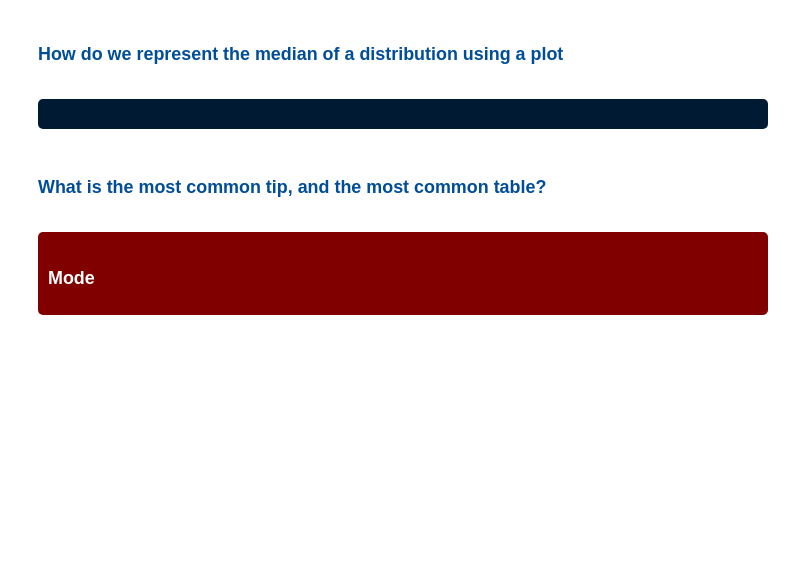
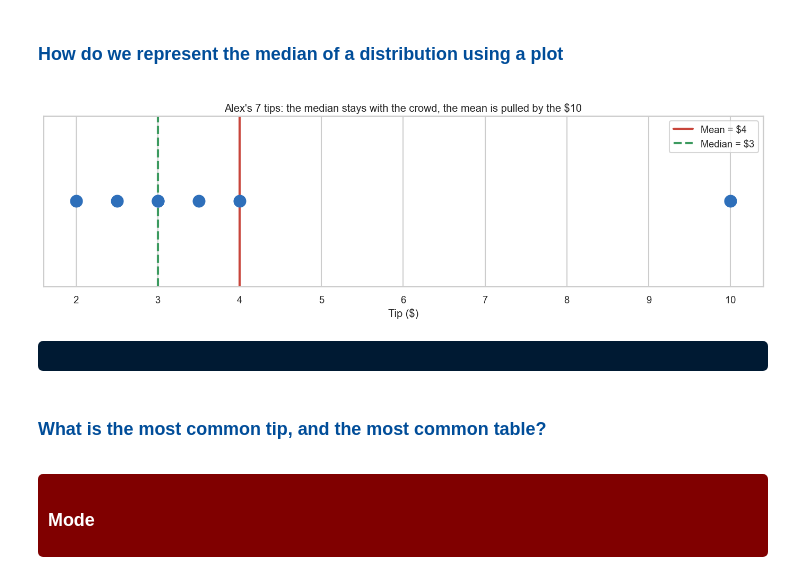
Before and after one commit to RiteshPardeshi1/Statistics-in-Python-Practice, a Jupyter notebook: 26th-Statistics.ipynb, the cells around one changed output. Drawn from its saved outputs; the diff is of its cells as text; code cells hidden in the pictures; blank space fills up the shorter version.

```diff
--- a/26th-Statistics.ipynb
+++ b/26th-Statistics.ipynb
@@ -596,7 +677,23 @@ A new waiter asks Alex: *"What's a **normal** tip here?"* The mean tip (\$3.00)
 # %%
 # for Alex's 7 tables only: mean vs median
 
 # specify the canvas and the plot size
+# for Alex's 7 tables only: mean vs median
+
+# specify the canvas and the plot size
+fig, ax = plt.subplots(1, 1, figsize=(14, 4.5))
+
+plt.scatter(alex, np.zeros_like(alex), s=250, color=BLUE, zorder=3)
+plt.axvline(alex.mean(), color=RED, lw=3, label=f"Mean = ${alex.mean():.0f}")                    # the balance point
+plt.axvline(np.median(alex), color=GREEN, lw=3, ls="--", label=f"Median = ${np.median(alex):.0f}")   # the middle value
+plt.title("Alex's 7 tips: the median stays with the crowd, the mean is pulled by the $10")
+plt.xlabel("Tip ($)")
+plt.yticks([])
+plt.legend()
+plt.tight_layout()
+plt.show()
+# %% [output]
+[figure, added]
 # %% [markdown]
 <div style="background:	#001a33; color:#FFF; padding:15px; border-radius:5px;">
 
```
Also changed, not shown: parts of 19 cells of this notebook.
